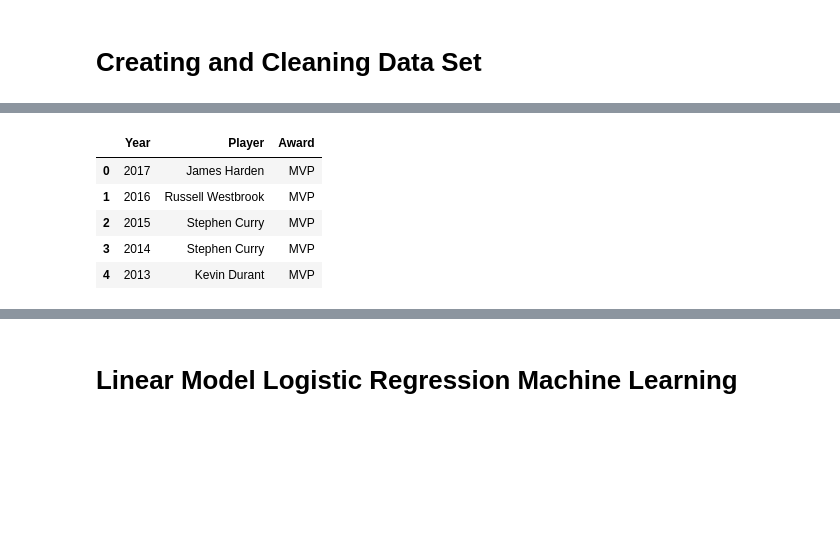
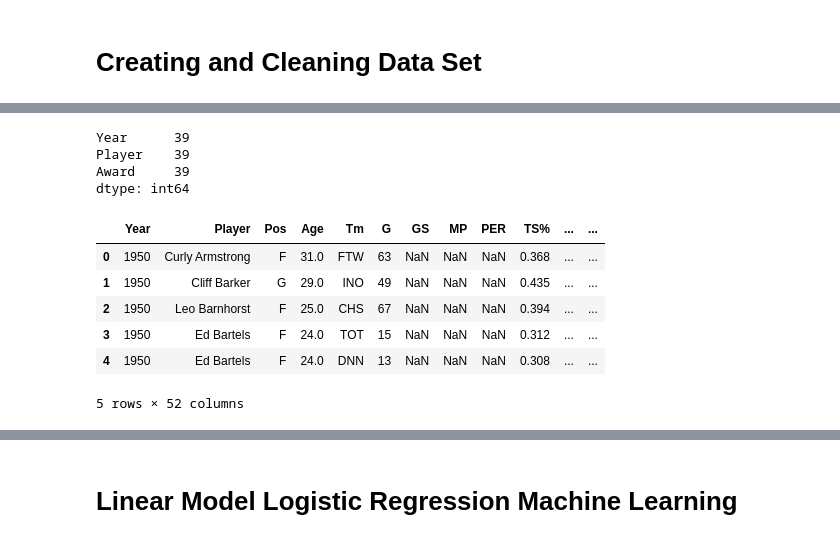
Before and after one commit to nickyd1218/KNDB, a Jupyter notebook: KNDB.ipynb, the cells around one changed output, grey strips where cells are left out. Cells and saved outputs as stored; diff of their text form; code cells hidden in the pictures; blank space fills up the shorter version.

```diff
--- a/KNDB.ipynb
+++ b/KNDB.ipynb
@@ -21,12 +21,22 @@ sdata.head()
 5 rows × 50 columns
 # %%
-mdata.head()
+mdata.count()
 # %% [output]
-|  | Year | Player | Award |
-| 0 | 2017 | James Harden | MVP |
-| 1 | 2016 | Russell Westbrook | MVP |
-| 2 | 2015 | Stephen Curry | MVP |
-| 3 | 2014 | Stephen Curry | MVP |
-| 4 | 2013 | Kevin Durant | MVP |
+Year      39
+Player    39
+Award     39
+dtype: int64
 # %%
 kndb = pd.merge(sdata, mdata, how='left', on=["Year","Player"])
+# %%
+kndb.loc[kndb.Award == 'MVP', 'MVP_Ind'] = 1
+kndb.loc[kndb.Award != 'MVP', 'MVP_Ind'] = 0
+kndb.head()
+# %% [output]
+|  | Year | Player | Pos | Age | Tm | G | GS | MP | PER | TS% | ... | ... |
+| 0 | 1950 | Curly Armstrong | F | 31.0 | FTW | 63 | NaN | NaN | NaN | 0.368 | ... | ... |
+| 1 | 1950 | Cliff Barker | G | 29.0 | INO | 49 | NaN | NaN | NaN | 0.435 | ... | ... |
+| 2 | 1950 | Leo Barnhorst | F | 25.0 | CHS | 67 | NaN | NaN | NaN | 0.394 | ... | ... |
+| 3 | 1950 | Ed Bartels | F | 24.0 | TOT | 15 | NaN | NaN | NaN | 0.312 | ... | ... |
+| 4 | 1950 | Ed Bartels | F | 24.0 | DNN | 13 | NaN | NaN | NaN | 0.308 | ... | ... |
+5 rows × 52 columns
```
Also changed, not shown: parts of 16 cells of this notebook, 1 other file.
